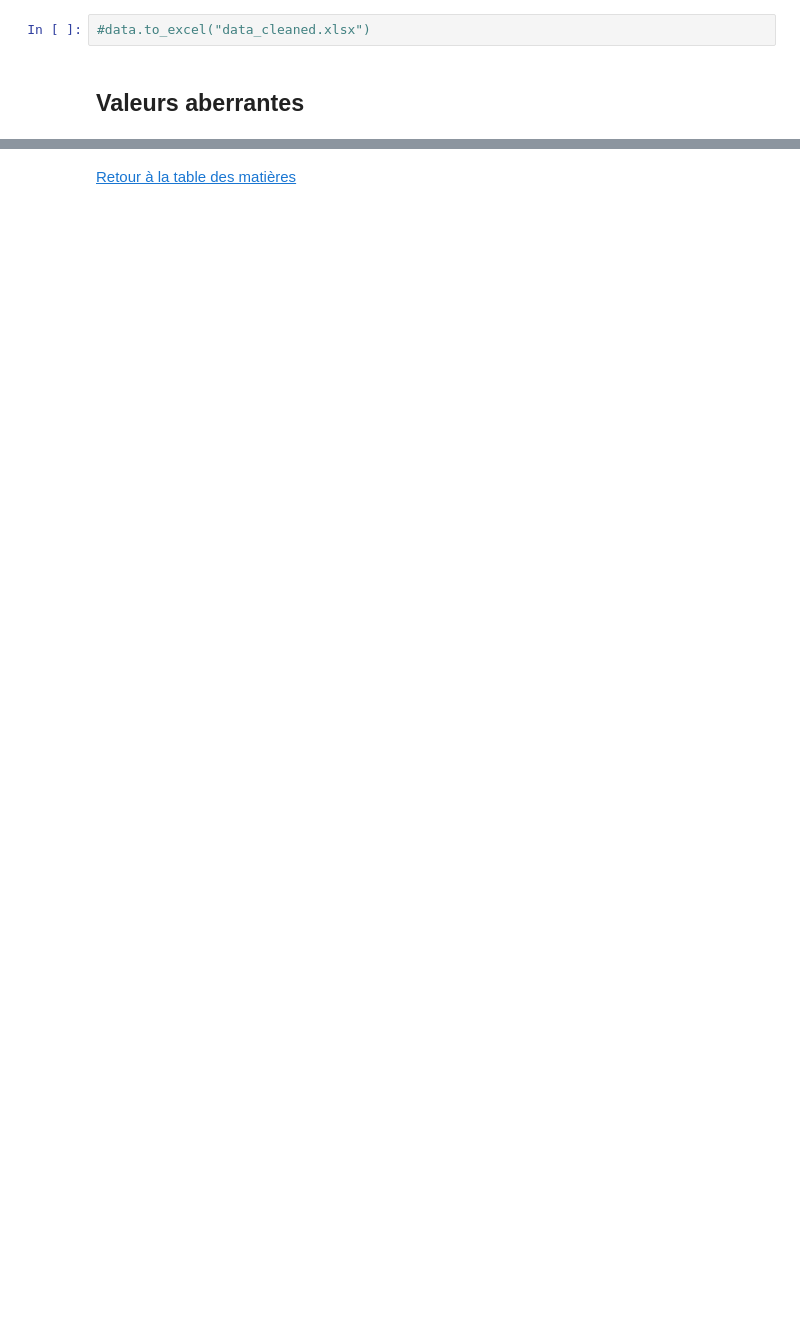
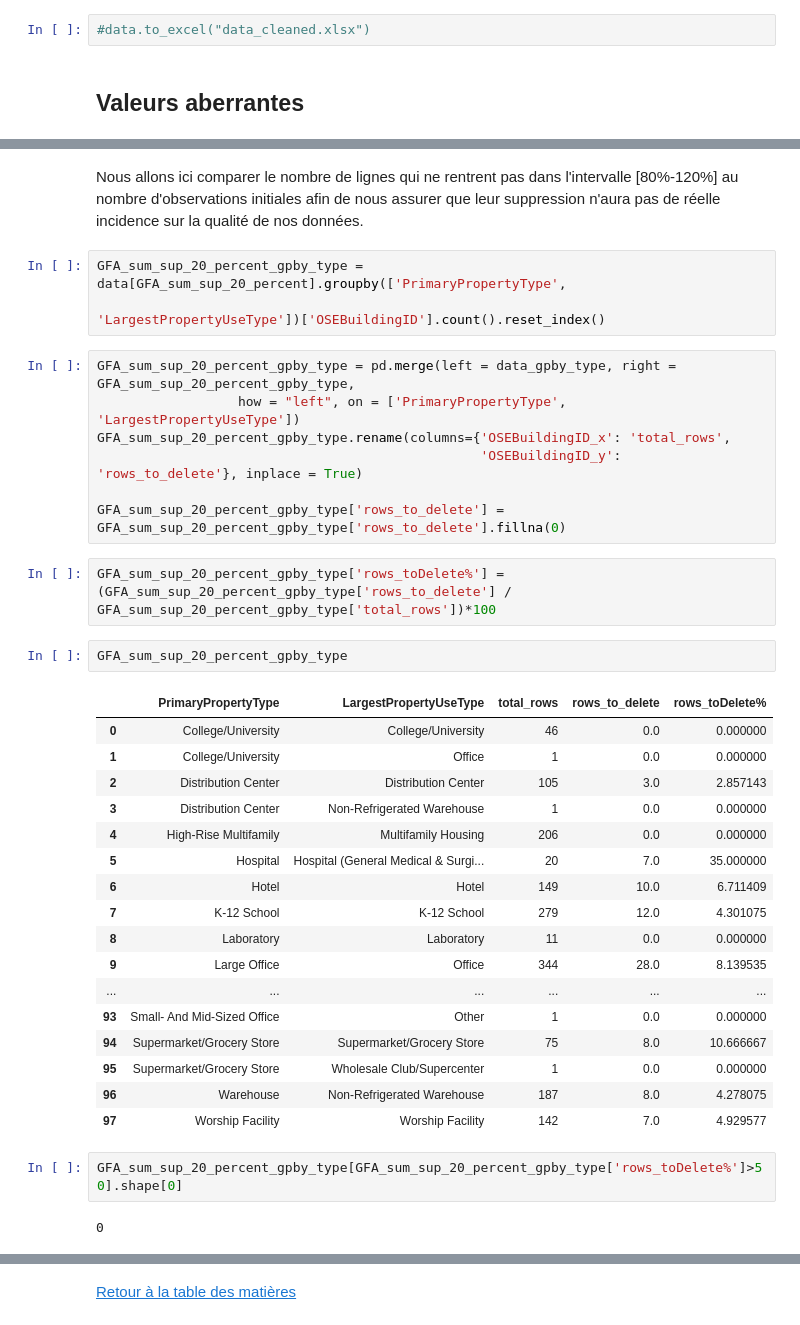
Before and after one commit to Milie-Mimi/-OC_DS_Project4, a Jupyter notebook: Pélec_01_notebook.ipynb, the cells around one changed output, grey strips where cells are left out. Saved outputs shown, nothing was run; the diff lists cells and outputs as text; blank space fills up the shorter version.

```diff
--- a/Pélec_01_notebook.ipynb
+++ b/Pélec_01_notebook.ipynb
@@ -458,0 +495,38 @@ test = mapping(data, 'ListOfAllPropertyUseTypes', 'OSEBuildingID')
+# %% [markdown]
+Nous allons ici comparer le nombre de lignes qui ne rentrent pas dans l'intervalle [80%-120%] au nombre d'observations initiales afin de nous assurer que leur suppression n'aura pas de réelle incidence sur la qualité de nos données.
+# %%
+GFA_sum_sup_20_percent_gpby_type = data[GFA_sum_sup_20_percent].groupby(['PrimaryPropertyType',
+                                                                         'LargestPropertyUseType'])['OSEBuildingID'].count().reset_index()
+# %%
+GFA_sum_sup_20_percent_gpby_type = pd.merge(left = data_gpby_type, right = GFA_sum_sup_20_percent_gpby_type,
+                  how = "left", on = ['PrimaryPropertyType', 'LargestPropertyUseType'])
+GFA_sum_sup_20_percent_gpby_type.rename(columns={'OSEBuildingID_x': 'total_rows',
+                                                 'OSEBuildingID_y': 'rows_to_delete'}, inplace = True)
+
+GFA_sum_sup_20_percent_gpby_type['rows_to_delete'] = GFA_sum_sup_20_percent_gpby_type['rows_to_delete'].fillna(0)
+# %%
+GFA_sum_sup_20_percent_gpby_type['rows_toDelete%'] = (GFA_sum_sup_20_percent_gpby_type['rows_to_delete'] / GFA_sum_sup_20_percent_gpby_type['total_rows'])*100
+# %%
+GFA_sum_sup_20_percent_gpby_type
+# %% [output]
+|  | PrimaryPropertyType | LargestPropertyUseType | total_rows | rows_to_delete | rows_toDelete% |
+| 0 | College/University | College/University | 46 | 0.0 | 0.000000 |
+| 1 | College/University | Office | 1 | 0.0 | 0.000000 |
+| 2 | Distribution Center | Distribution Center | 105 | 3.0 | 2.857143 |
+| 3 | Distribution Center | Non-Refrigerated Warehouse | 1 | 0.0 | 0.000000 |
+| 4 | High-Rise Multifamily | Multifamily Housing | 206 | 0.0 | 0.000000 |
+| 5 | Hospital | Hospital (General Medical & Surgi... | 20 | 7.0 | 35.000000 |
+| 6 | Hotel | Hotel | 149 | 10.0 | 6.711409 |
+| 7 | K-12 School | K-12 School | 279 | 12.0 | 4.301075 |
+| 8 | Laboratory | Laboratory | 11 | 0.0 | 0.000000 |
+| 9 | Large Office | Office | 344 | 28.0 | 8.139535 |
+| ... | ... | ... | ... | ... | ... |
+| 93 | Small- And Mid-Sized Office | Other | 1 | 0.0 | 0.000000 |
+| 94 | Supermarket/Grocery Store | Supermarket/Grocery Store | 75 | 8.0 | 10.666667 |
+| 95 | Supermarket/Grocery Store | Wholesale Club/Supercenter | 1 | 0.0 | 0.000000 |
+| 96 | Warehouse | Non-Refrigerated Warehouse | 187 | 8.0 | 4.278075 |
+| 97 | Worship Facility | Worship Facility | 142 | 7.0 | 4.929577 |
+# %%
+GFA_sum_sup_20_percent_gpby_type[GFA_sum_sup_20_percent_gpby_type['rows_toDelete%']>50].shape[0]
+# %% [output]
+0
```
Also changed, not shown: parts of 60 cells of this notebook.
